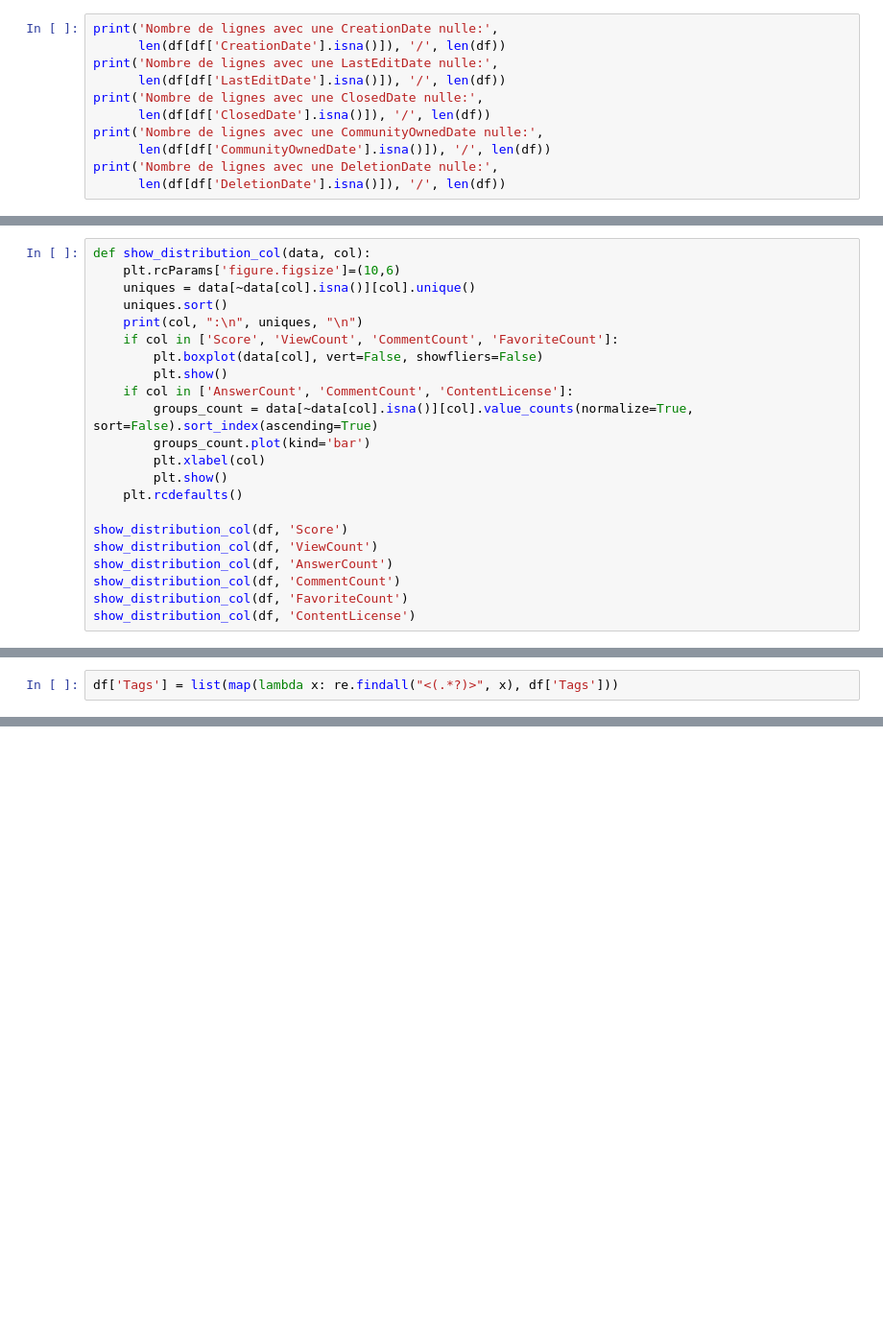
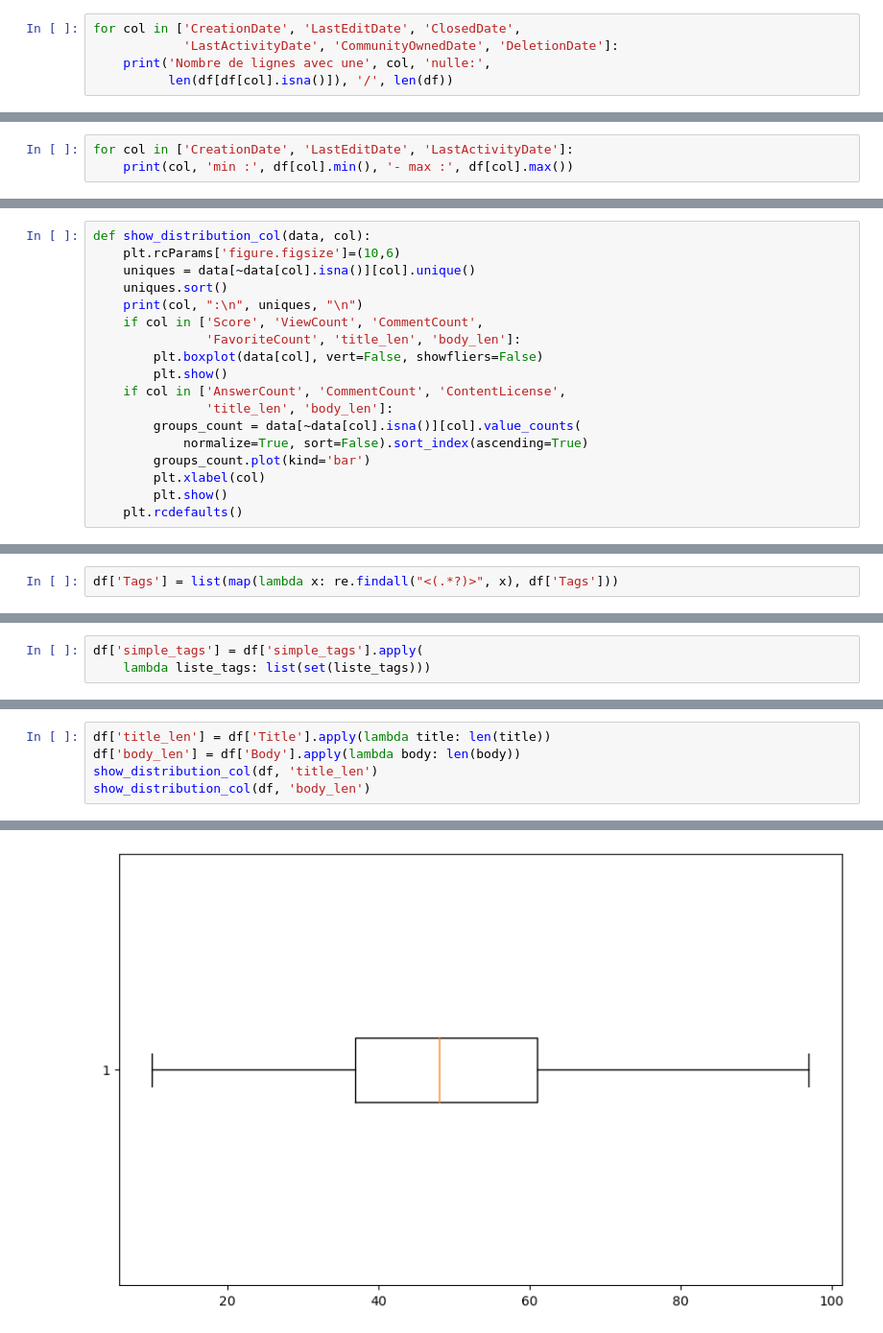
Before and after one commit to JulienGremillot/OpenClassrooms_Ingenieur_Machine_Learning, a Jupyter notebook: Catégorisez automatiquement des questions/Catégorisez automatiquement des questions - 1.ipynb, the cells around one changed output, grey strips where cells are left out. Shown: that part at 96% size. Saved outputs shown, nothing was run; the diff lists cells and outputs as text; blank space fills up the shorter version.

```diff
--- a/Catégorisez automatiquement des questions/Catégorisez automatiquement des questions - 1.ipynb
+++ b/Catégorisez automatiquement des questions/Catégorisez automatiquement des questions - 1.ipynb
@@ -42,16 +42,10 @@ Index(['Id', 'PostTypeId', 'AcceptedAnswerId', 'ParentId', 'CreationDate',
 # %% [markdown]
 On examine les colonnes de dates pour avoir une idée de l'étendue de notre jeu de données
 # %%
-print('Nombre de lignes avec une CreationDate nulle:',
-      len(df[df['CreationDate'].isna()]), '/', len(df))
-print('Nombre de lignes avec une LastEditDate nulle:',
-      len(df[df['LastEditDate'].isna()]), '/', len(df))
-print('Nombre de lignes avec une ClosedDate nulle:',
-      len(df[df['ClosedDate'].isna()]), '/', len(df))
-print('Nombre de lignes avec une CommunityOwnedDate nulle:',
-      len(df[df['CommunityOwnedDate'].isna()]), '/', len(df))
-print('Nombre de lignes avec une DeletionDate nulle:',
-      len(df[df['DeletionDate'].isna()]), '/', len(df))
+for col in ['CreationDate', 'LastEditDate', 'ClosedDate',
+            'LastActivityDate', 'CommunityOwnedDate', 'DeletionDate']:
+    print('Nombre de lignes avec une', col, 'nulle:',
+          len(df[df[col].isna()]), '/', len(df))
 # %% [output]
 Nombre de lignes avec une CreationDate nulle: 0 / 188065
 Nombre de lignes avec une LastEditDate nulle: 6 / 188065
@@ -78,3 +73,6 @@ Index(['Id', 'PostTypeId', 'AcceptedAnswerId', 'ParentId', 'CreationDate',
        'LastActivityDate', 'Title', 'Tags', 'AnswerCount', 'CommentCount',
        'FavoriteCount', 'ClosedDate', 'CommunityOwnedDate', 'ContentLicense'],
       dtype='object')
+# %%
+for col in ['CreationDate', 'LastEditDate', 'LastActivityDate']:
+    print(col, 'min :', df[col].min(), '- max :', df[col].max())
@@ -162,19 +164,15 @@ def show_distribution_col(data, col):
     uniques = data[~data[col].isna()][col].unique()
     uniques.sort()
     print(col, ":\n", uniques, "\n")
-    if col in ['Score', 'ViewCount', 'CommentCount', 'FavoriteCount']:
+    if col in ['Score', 'ViewCount', 'CommentCount',
+               'FavoriteCount', 'title_len', 'body_len']:
         plt.boxplot(data[col], vert=False, showfliers=False)
         plt.show()
-    if col in ['AnswerCount', 'CommentCount', 'ContentLicense']:
-        groups_count = data[~data[col].isna()][col].value_counts(normalize=True, sort=False).sort_index(ascending=True)
+    if col in ['AnswerCount', 'CommentCount', 'ContentLicense',
+               'title_len', 'body_len']:
+        groups_count = data[~data[col].isna()][col].value_counts(
+            normalize=True, sort=False).sort_index(ascending=True)
         groups_count.plot(kind='bar')
         plt.xlabel(col)
         plt.show()
     plt.rcdefaults()
-
-show_distribution_col(df, 'Score')
-show_distribution_col(df, 'ViewCount')
-show_distribution_col(df, 'AnswerCount')
-show_distribution_col(df, 'CommentCount')
-show_distribution_col(df, 'FavoriteCount')
-show_distribution_col(df, 'ContentLicense')
@@ -238,0 +348,3 @@ print(tags_counts)
+# %%
+df['simple_tags'] = df['simple_tags'].apply(
+    lambda liste_tags: list(set(liste_tags)))
@@ -238,0 +414,6 @@ print(tags_counts)
+# %%
+df['title_len'] = df['Title'].apply(lambda title: len(title))
+df['body_len'] = df['Body'].apply(lambda body: len(body))
+show_distribution_col(df, 'title_len')
+show_distribution_col(df, 'body_len')
+# %% [output]
@@ -238,0 +429 @@ print(tags_counts)
+[figure, added]
```
Also changed, not shown: parts of 22 cells of this notebook.
